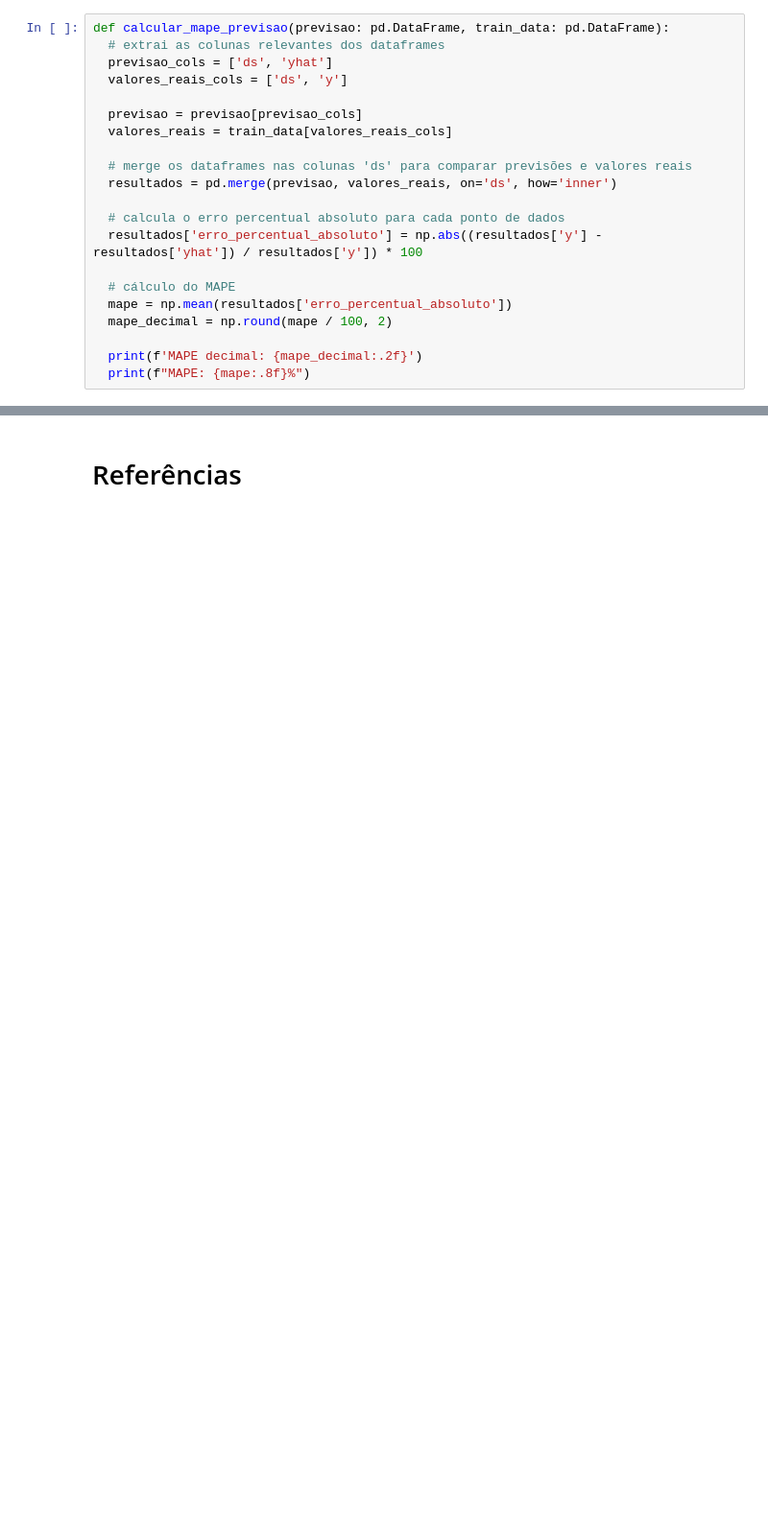
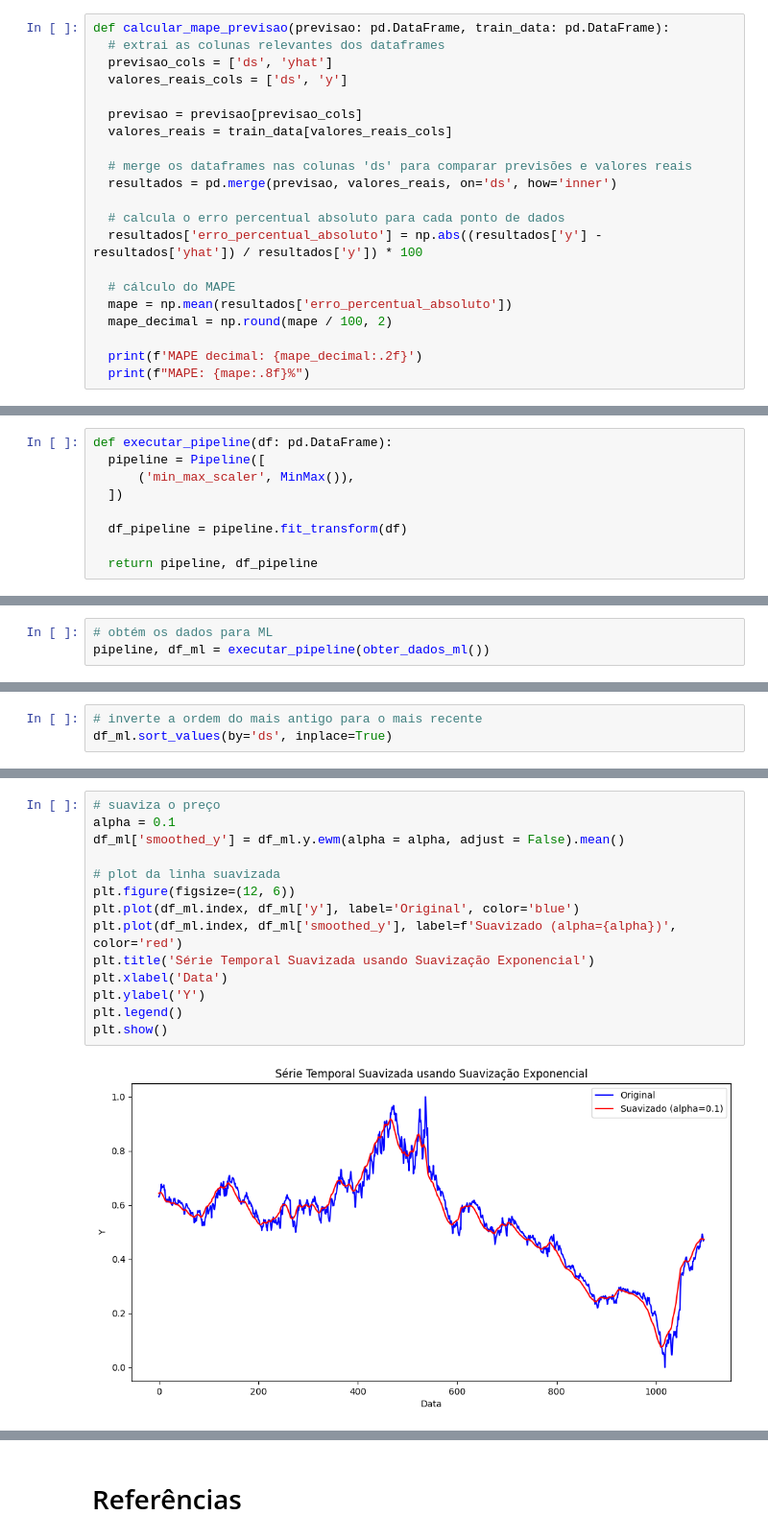
Before and after one commit to dhachcar/postech-tech-challenge-4, a Jupyter notebook: TechChallenge_4.ipynb, the cells around one changed output, grey strips where cells are left out. Shown at 96% size. Drawn from its saved outputs; the diff is of its cells as text; blank space fills up the shorter version.

```diff
--- a/TechChallenge_4.ipynb
+++ b/TechChallenge_4.ipynb
@@ -407,0 +522,9 @@ MAPE: 4.08787678%
+# %%
+def executar_pipeline(df: pd.DataFrame):
+  pipeline = Pipeline([
+      ('min_max_scaler', MinMax()),
+  ])
+
+  df_pipeline = pipeline.fit_transform(df)
+
+  return pipeline, df_pipeline
@@ -407,0 +650,3 @@ MAPE: 4.08787678%
+# %%
+# obtém os dados para ML
+pipeline, df_ml = executar_pipeline(obter_dados_ml())
@@ -407,0 +666,3 @@ MAPE: 4.08787678%
+# %%
+# inverte a ordem do mais antigo para o mais recente
+df_ml.sort_values(by='ds', inplace=True)
@@ -407,0 +678,16 @@ MAPE: 4.08787678%
+# %%
+# suaviza o preço
+alpha = 0.1
+df_ml['smoothed_y'] = df_ml.y.ewm(alpha = alpha, adjust = False).mean()
+
+# plot da linha suavizada
+plt.figure(figsize=(12, 6))
+plt.plot(df_ml.index, df_ml['y'], label='Original', color='blue')
+plt.plot(df_ml.index, df_ml['smoothed_y'], label=f'Suavizado (alpha={alpha})', color='red')
+plt.title('Série Temporal Suavizada usando Suavização Exponencial')
+plt.xlabel('Data')
+plt.ylabel('Y')
+plt.legend()
+plt.show()
+# %% [output]
+[figure, added]
```
Also changed, not shown: parts of 52 cells of this notebook.
